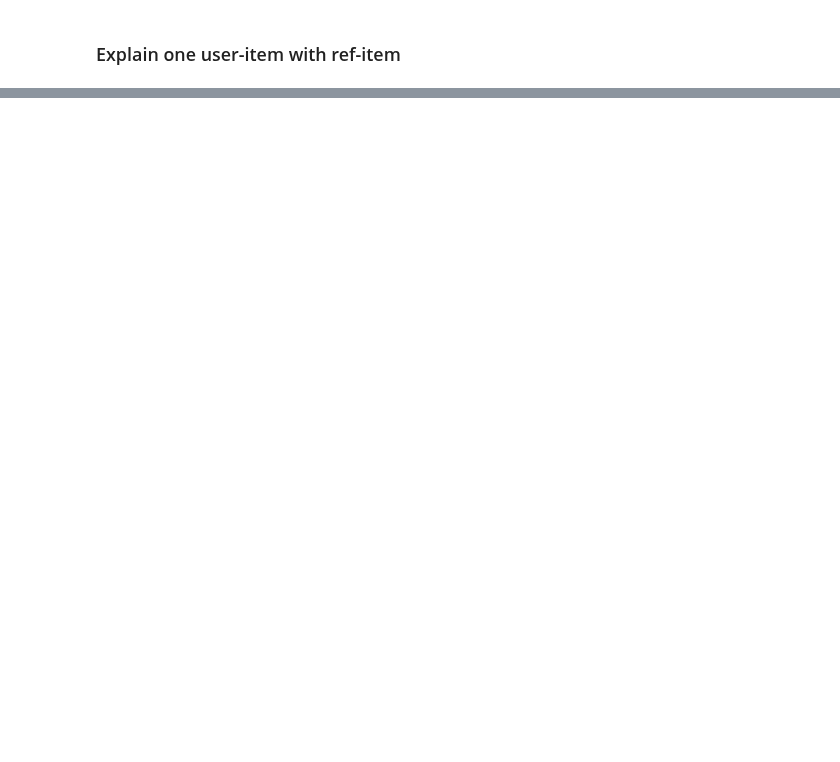
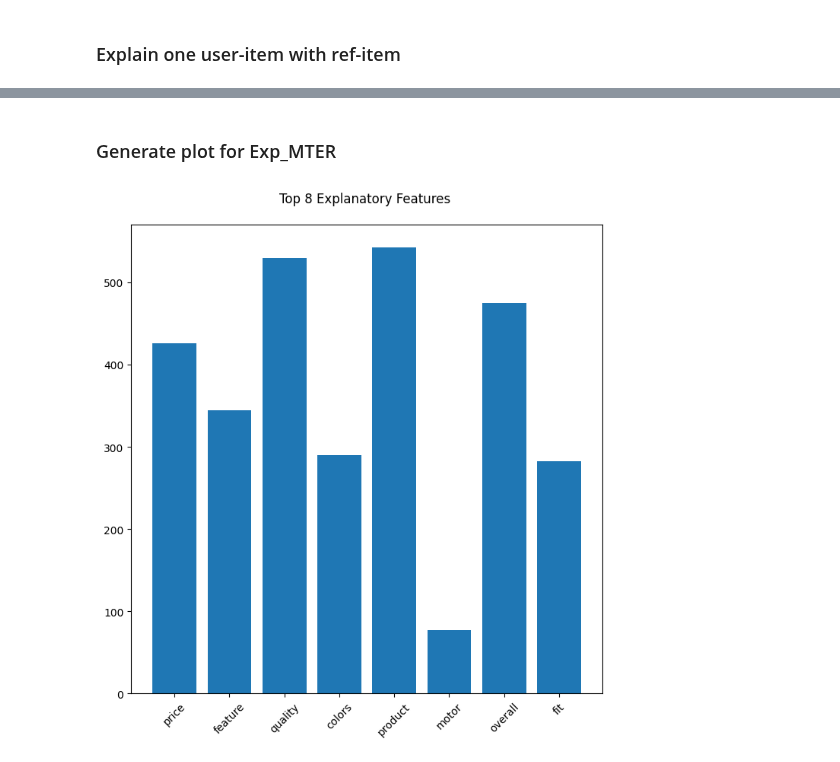
Before and after one commit to AthinaKyriakou/ROSE, a Jupyter notebook: demo/explainer_demo.ipynb, the cells around one changed output, grey strips where cells are left out. Cells and saved outputs as stored; diff of their text form; code cells hidden in the pictures; blank space fills up the shorter version.

Commit message:
add visualization create_aggregate_feature_importance_plot

```diff
--- a/demo/explainer_demo.ipynb
+++ b/demo/explainer_demo.ipynb
@@ -144 +144,29 @@ Name: explanation, dtype: object
 Name: ref_explanation, dtype: object
+# %% [markdown]
+### Generate plot for Exp_MTER
+# %%
+users = eval_method.test_set.user_ids
+recommendations = mter.recommend_to_multiple_users(users, k=10)
+explanations = explainer.explain_recommendations(recommendations, feature_k=6)
+explanations_df = explanations.copy()
+# %%
+from cornac.visualization import Visualization
+my_plots = Visualization()
+
+# Create a plot for a specific user and item
+one_user = eval_method.train_set.user_ids[0]
+one_item = eval_method.train_set.item_ids[0]
+ind_df = my_plots.create_individual_feature_importance_plot(
+    explanations,
+    user_id=one_user,
+    item_id=one_item,
+    type="bar",
+    top_k=6,
+    save_plot=False,
+)
+
+filtered_df = my_plots.create_aggregate_feature_importance_plot(
+    explanations, type="bar", top_k=8, save_plot=False
+)
+# %% [output]
+[figure, added]
```
Also changed, not shown: parts of 5 cells of this notebook, 1 other file.
